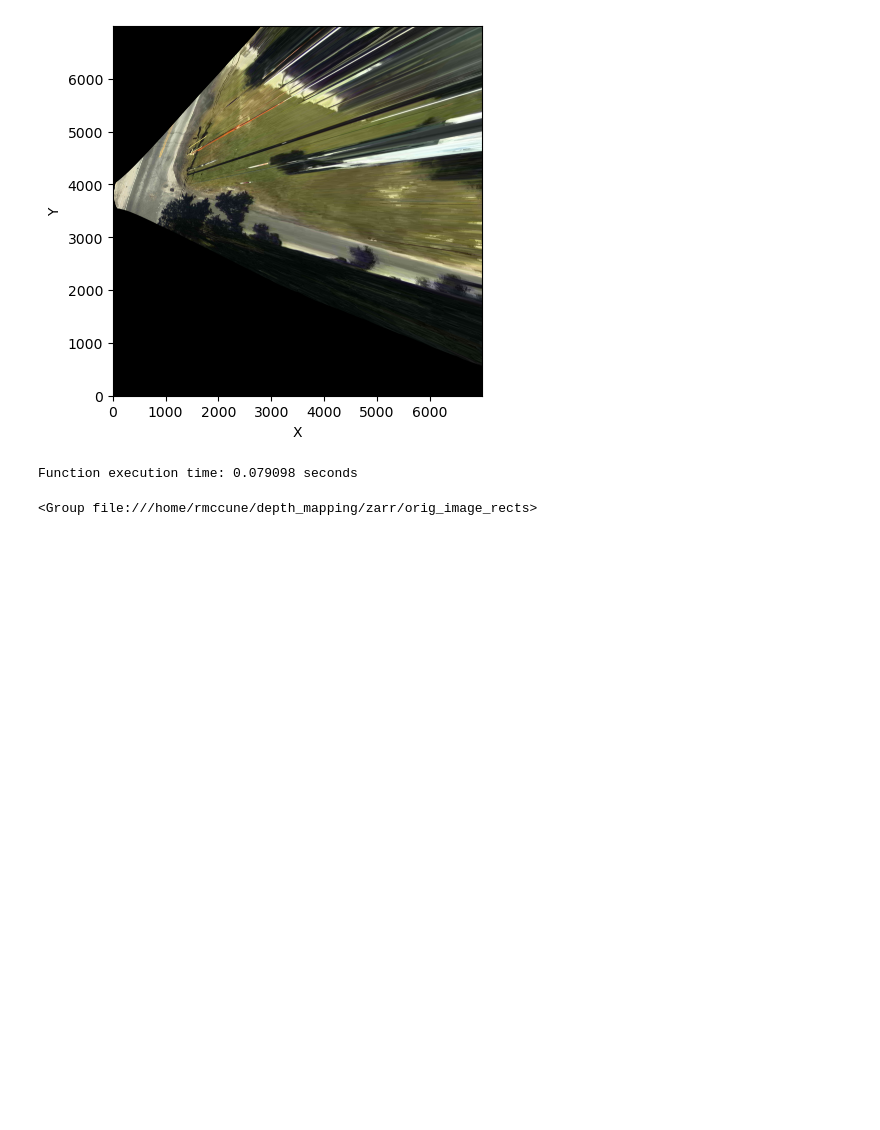
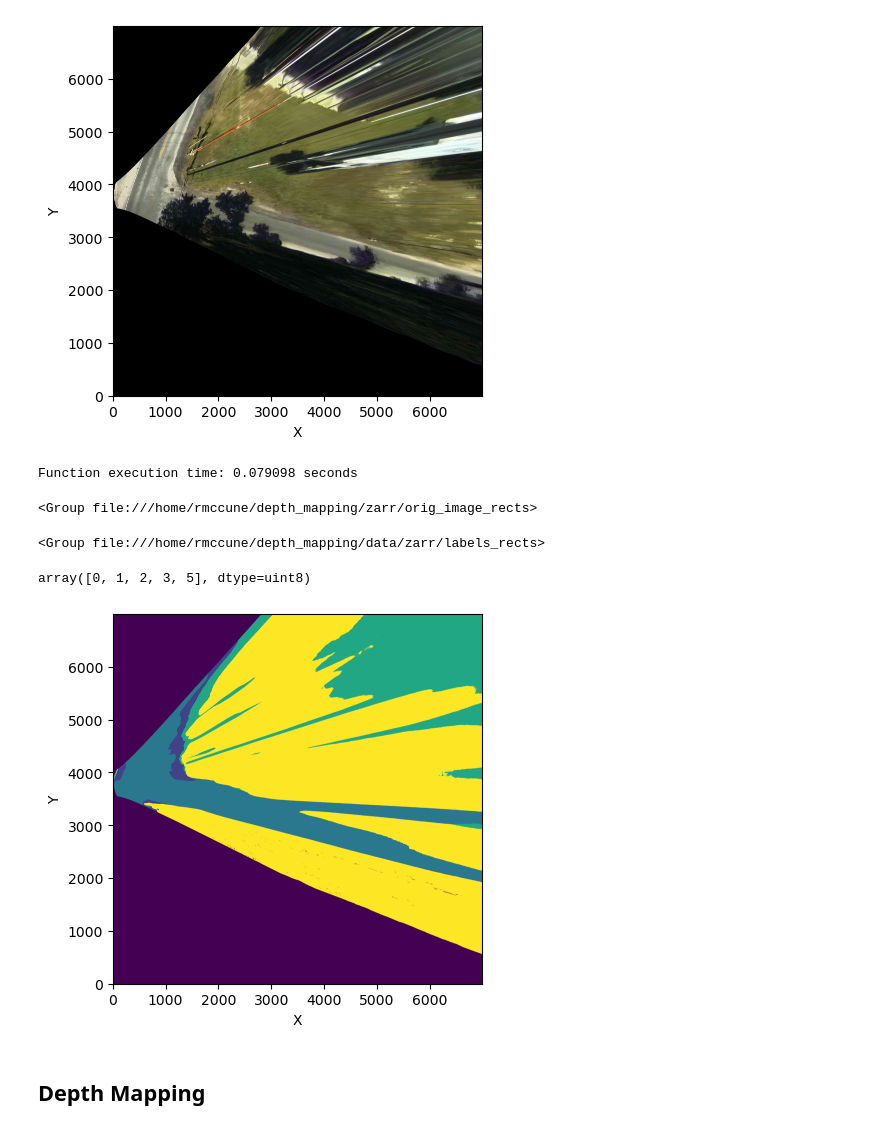
Before and after one commit to rtmccune/depth_mapping, a Jupyter notebook: gpu_acc_tests.ipynb, the cells around one changed output. Cells and saved outputs as stored; diff of their text form; code cells hidden in the pictures; blank space fills up the shorter version.

Commit message:
Finished gpu acceleration on all rectification scripts (single, folder, folder of labels).

```diff
--- a/gpu_acc_tests.ipynb
+++ b/gpu_acc_tests.ipynb
@@ -210,3 +180,37 @@ zarr_store_path = '/home/rmccune/depth_mapping/zarr/orig_image_rects'
 mergeRectifyFolder_gpu(images_folder, intrinsics, extrinsics, grid_x_gpu, grid_y_gpu, grid_z_gpu, zarr_store_path)
 # %% [output]
 <Group file:///home/rmccune/depth_mapping/zarr/orig_image_rects>
+# %%
+labels_folder = '/home/rmccune/depth_mapping/data/CB03_12172023/labels'
+zarr_store_path = '/home/rmccune/depth_mapping/data/zarr/labels_rects'
+
+mergeRectifyLabelsFolder_gpu(labels_folder, intrinsics_gpu, extrinsics_gpu, grid_x_gpu, grid_y_gpu, grid_z_gpu, zarr_store_path)
+# %% [output]
+<Group file:///home/rmccune/depth_mapping/data/zarr/labels_rects>
+# %%
+zarr_store_path = '/home/rmccune/depth_mapping/data/zarr/labels_rects'
+
+img_id = "CAM_CB_03_20231217123625_predseg_labels_rectified"
+img_store_path = f"{zarr_store_path}/{img_id}"
+
+# Open the Zarr store
+img_store = zarr.open(img_store_path, mode="r")
+# %%
+labels = img_store[:]
+
+np.unique(labels)
+# %% [output]
+array([0, 1, 2, 3, 5], dtype=uint8)
+# %%
+plt.imshow(labels, cmap='viridis')
+plt.gca().invert_yaxis()
+plt.xlabel('X')
+plt.ylabel('Y')
+
+# plt.savefig('rectified_image.png', bbox_inches='tight', pad_inches=0.1, dpi=300)
+
+plt.show()
+# %% [output]
+[figure, added]
+# %% [markdown]
+## Depth Mapping
```
Also changed, not shown: parts of 2 cells of this notebook, 1 other file.
